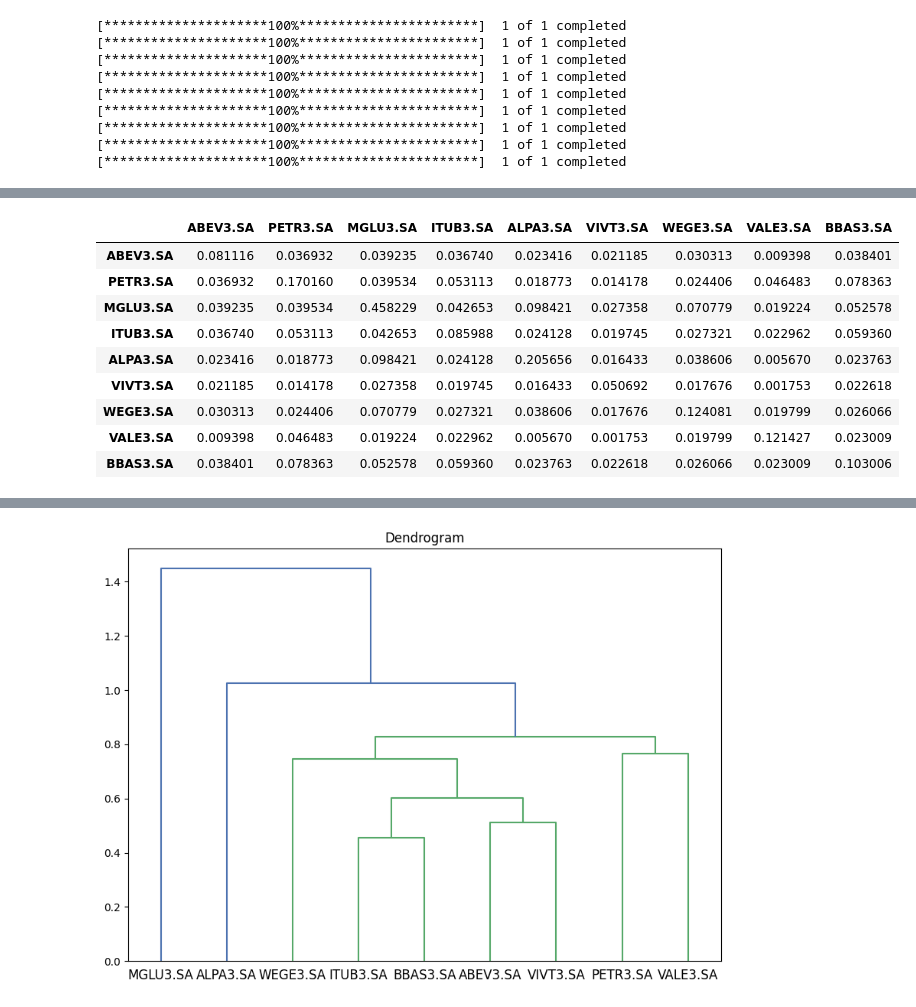
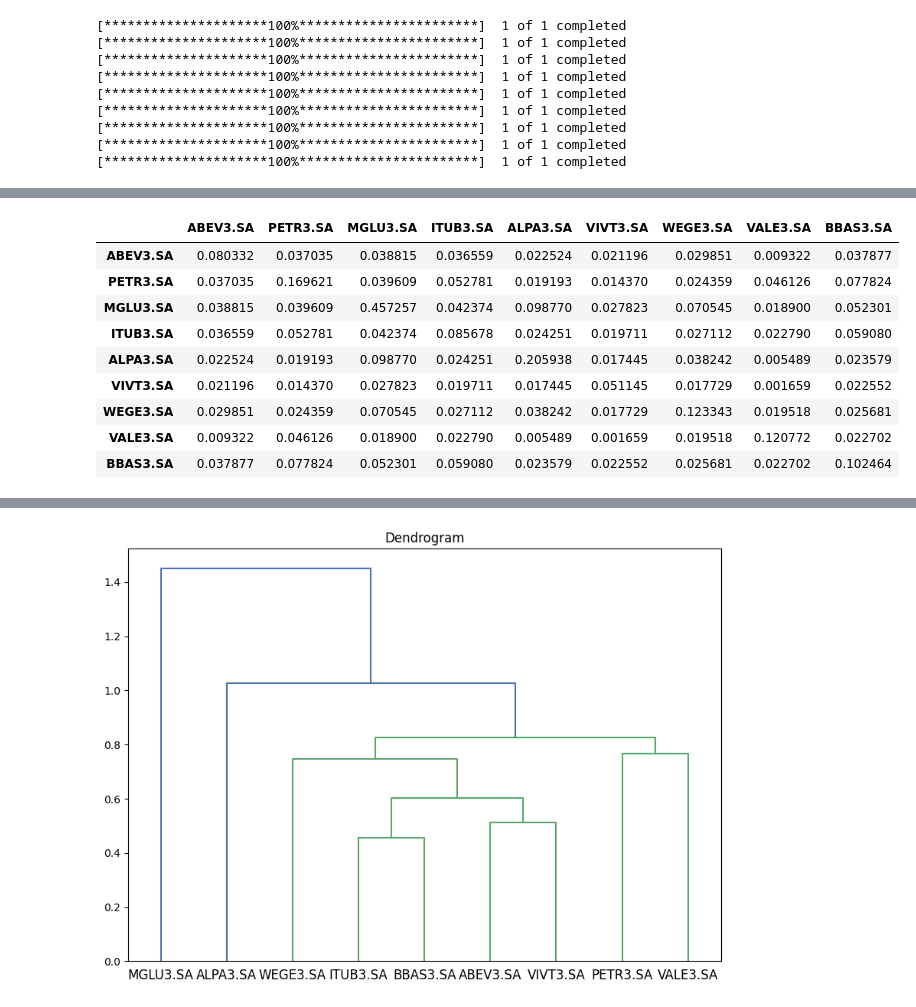
Before and after one commit to paulinhomagno/Otimizacao_portfolio, a Jupyter notebook: projeto1.ipynb, the cells around one changed output, grey strips where cells are left out. Saved outputs shown, nothing was run; the diff lists cells and outputs as text; code cells hidden in the pictures.

```diff
--- a/projeto1.ipynb
+++ b/projeto1.ipynb
@@ -78,7 +147,7 @@ stocks_cod
 # %%
 day = 365 * 3
-date___= dt.datetime.strftime(dt.date.today() - dt.timedelta(days = day),"%d/%m/%Y")
-data = stocks_dataframe(date___,0,stocks_cod)
+date = dt.datetime.strftime(dt.date.today() - dt.timedelta(days = day),"%d/%m/%Y")
+data = stocks_dataframe(date,0,stocks_cod)
 columns = data.columns
 index = data.index
 # %% [output]
@@ -111,31 +175,31 @@ data
 # %%
 def replaceZeroes(data):
     min_nonzero = np.min(data[np.nonzero(data)])
     data[data == 0] = min_nonzero
     return data
 
-data = pd.DataFrame(columns = columns, data = replaceZeroes(data.values), index = index)
-returns = data.pct_change().iloc[1:].apply(lambda x: np.log1p(x)).dropna()
+data = pd.DataFrame(columns = columns, data = data, index = index)
+returns = data.pct_change().apply(lambda x: np.log1p(x)).fillna(0, axis = 1)
 
 # annual returns
 mean = returns.mean() *252
 
 # deviation
 sigma =  returns.std(axis = 0) * np.sqrt(252)
 
 cov_matrix = returns.cov() * 252
 cov_matrix
 # %% [output]
 |  | ABEV3.SA | PETR3.SA | MGLU3.SA | ITUB3.SA | ALPA3.SA | VIVT3.SA | WEGE3.SA | VALE3.SA | BBAS3.SA |
-| ABEV3.SA | 0.081116 | 0.036932 | 0.039235 | 0.036740 | 0.023416 | 0.021185 | 0.030313 | 0.009398 | 0.038401 |
-| PETR3.SA | 0.036932 | 0.170160 | 0.039534 | 0.053113 | 0.018773 | 0.014178 | 0.024406 | 0.046483 | 0.078363 |
-| MGLU3.SA | 0.039235 | 0.039534 | 0.458229 | 0.042653 | 0.098421 | 0.027358 | 0.070779 | 0.019224 | 0.052578 |
-| ITUB3.SA | 0.036740 | 0.053113 | 0.042653 | 0.085988 | 0.024128 | 0.019745 | 0.027321 | 0.022962 | 0.059360 |
-| ALPA3.SA | 0.023416 | 0.018773 | 0.098421 | 0.024128 | 0.205656 | 0.016433 | 0.038606 | 0.005670 | 0.023763 |
-| VIVT3.SA | 0.021185 | 0.014178 | 0.027358 | 0.019745 | 0.016433 | 0.050692 | 0.017676 | 0.001753 | 0.022618 |
-| WEGE3.SA | 0.030313 | 0.024406 | 0.070779 | 0.027321 | 0.038606 | 0.017676 | 0.124081 | 0.019799 | 0.026066 |
-| VALE3.SA | 0.009398 | 0.046483 | 0.019224 | 0.022962 | 0.005670 | 0.001753 | 0.019799 | 0.121427 | 0.023009 |
-| BBAS3.SA | 0.038401 | 0.078363 | 0.052578 | 0.059360 | 0.023763 | 0.022618 | 0.026066 | 0.023009 | 0.103006 |
+| ABEV3.SA | 0.080332 | 0.037035 | 0.038815 | 0.036559 | 0.022524 | 0.021196 | 0.029851 | 0.009322 | 0.037877 |
+| PETR3.SA | 0.037035 | 0.169621 | 0.039609 | 0.052781 | 0.019193 | 0.014370 | 0.024359 | 0.046126 | 0.077824 |
+| MGLU3.SA | 0.038815 | 0.039609 | 0.457257 | 0.042374 | 0.098770 | 0.027823 | 0.070545 | 0.018900 | 0.052301 |
+| ITUB3.SA | 0.036559 | 0.052781 | 0.042374 | 0.085678 | 0.024251 | 0.019711 | 0.027112 | 0.022790 | 0.059080 |
+| ALPA3.SA | 0.022524 | 0.019193 | 0.098770 | 0.024251 | 0.205938 | 0.017445 | 0.038242 | 0.005489 | 0.023579 |
+| VIVT3.SA | 0.021196 | 0.014370 | 0.027823 | 0.019711 | 0.017445 | 0.051145 | 0.017729 | 0.001659 | 0.022552 |
+| WEGE3.SA | 0.029851 | 0.024359 | 0.070545 | 0.027112 | 0.038242 | 0.017729 | 0.123343 | 0.019518 | 0.025681 |
+| VALE3.SA | 0.009322 | 0.046126 | 0.018900 | 0.022790 | 0.005489 | 0.001659 | 0.019518 | 0.120772 | 0.022702 |
+| BBAS3.SA | 0.037877 | 0.077824 | 0.052301 | 0.059080 | 0.023579 | 0.022552 | 0.025681 | 0.022702 | 0.102464 |
 # %%
 returns.head()
 # %% [output]
```
Also changed, not shown: parts of 100 cells of this notebook.
